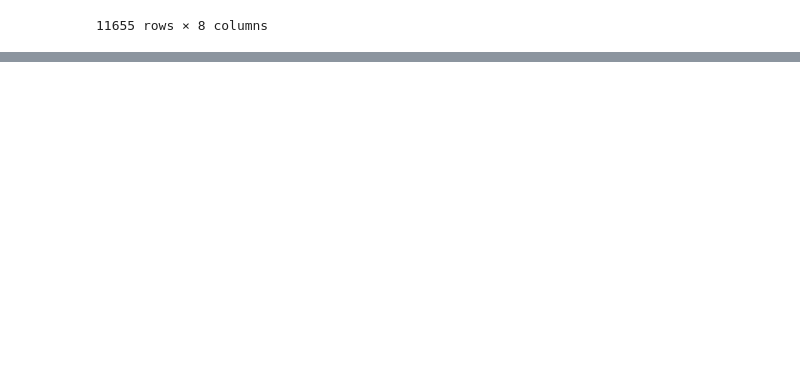
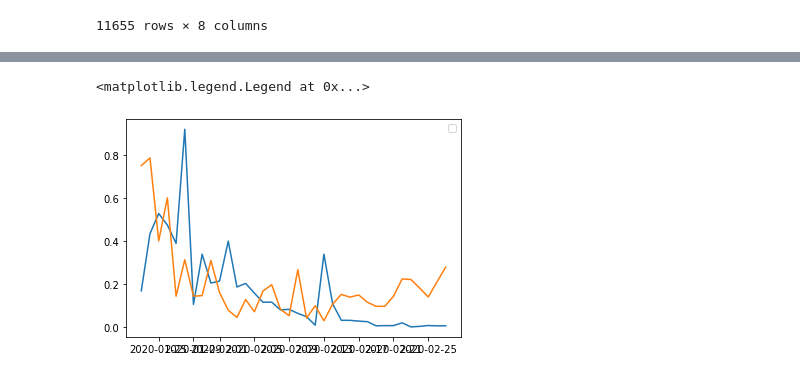
Before and after one commit to greciavm/Python_Project, a Jupyter notebook: Coronavirus.ipynb, the cells around one changed output, grey strips where cells are left out. Drawn from its saved outputs; the diff is of its cells as text; code cells hidden in the pictures; blank space fills up the shorter version.

```diff
--- a/Coronavirus.ipynb
+++ b/Coronavirus.ipynb
@@ -158,0 +100,32 @@ status_summary
+# %%
+grouped_df = transposed_df.groupby(['Status','Country/Region','Date'])
+
+cases = grouped_df['Cases'].sum()
+
+summary_df = pd.DataFrame({"Cases": cases})
+
+summary_df = summary_df.reset_index()
+
+china_df = summary_df.loc[(summary_df["Status"] == "Confirmed") &
+            (summary_df["Country/Region"] == "Mainland China"),:]
+
+china_df['% Growth'] = china_df['Cases'].pct_change()
+
+
+#row = rest of world
+restofworld_filter_df = summary_df.loc[(summary_df["Status"] == "Confirmed") &
+                        (summary_df["Country/Region"] != "Mainland China"),:]
+
+restofworld_grouped_df = restofworld_filter_df.groupby(['Status','Date'])
+
+cases_row = restofworld_grouped_df['Cases'].sum()
+
+restofworld_df = pd.DataFrame({"Cases": cases_row})
+
+restofworld_df = restofworld_df.reset_index()
+
+restofworld_confirmed = restofworld_df.loc[restofworld_df["Status"] == "Confirmed"]
+
+restofworld_confirmed['% Growth'] = restofworld_df['Cases'].pct_change()
+
+restofworld_confirmed
@@ -158,0 +175,7 @@ status_summary
+# %%
+china_handle, = plt.plot(china_df['Date'],china_df['% Growth'])
+restofworld_handle, = plt.plot(restofworld_confirmed['Date'],restofworld_confirmed['% Growth'])
+plt.legend(handles=[china_handle, restofworld_handle], loc="best")
+# %% [output]
+<matplotlib.legend.Legend at 0x...>
+[figure, added]
```
Also changed, not shown: parts of 8 cells of this notebook.
